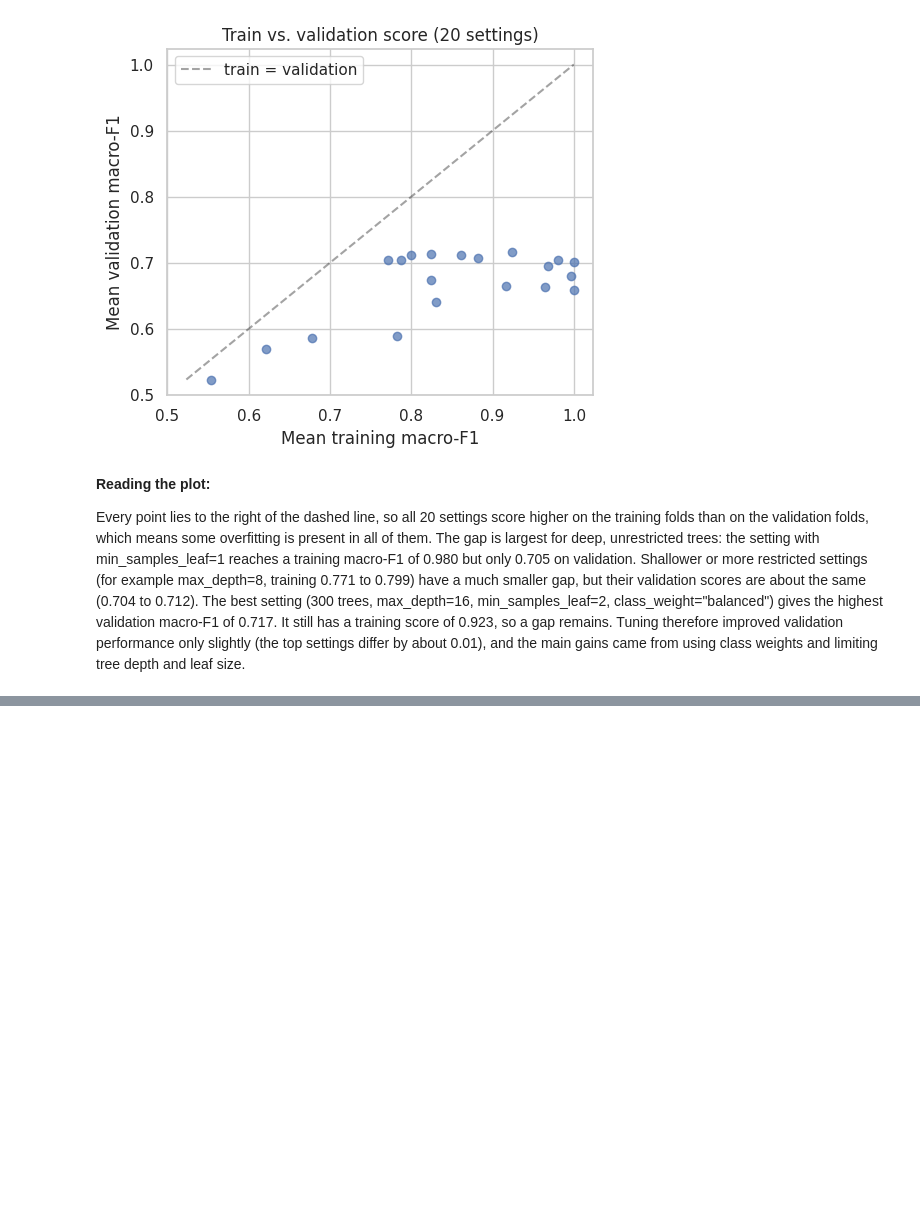
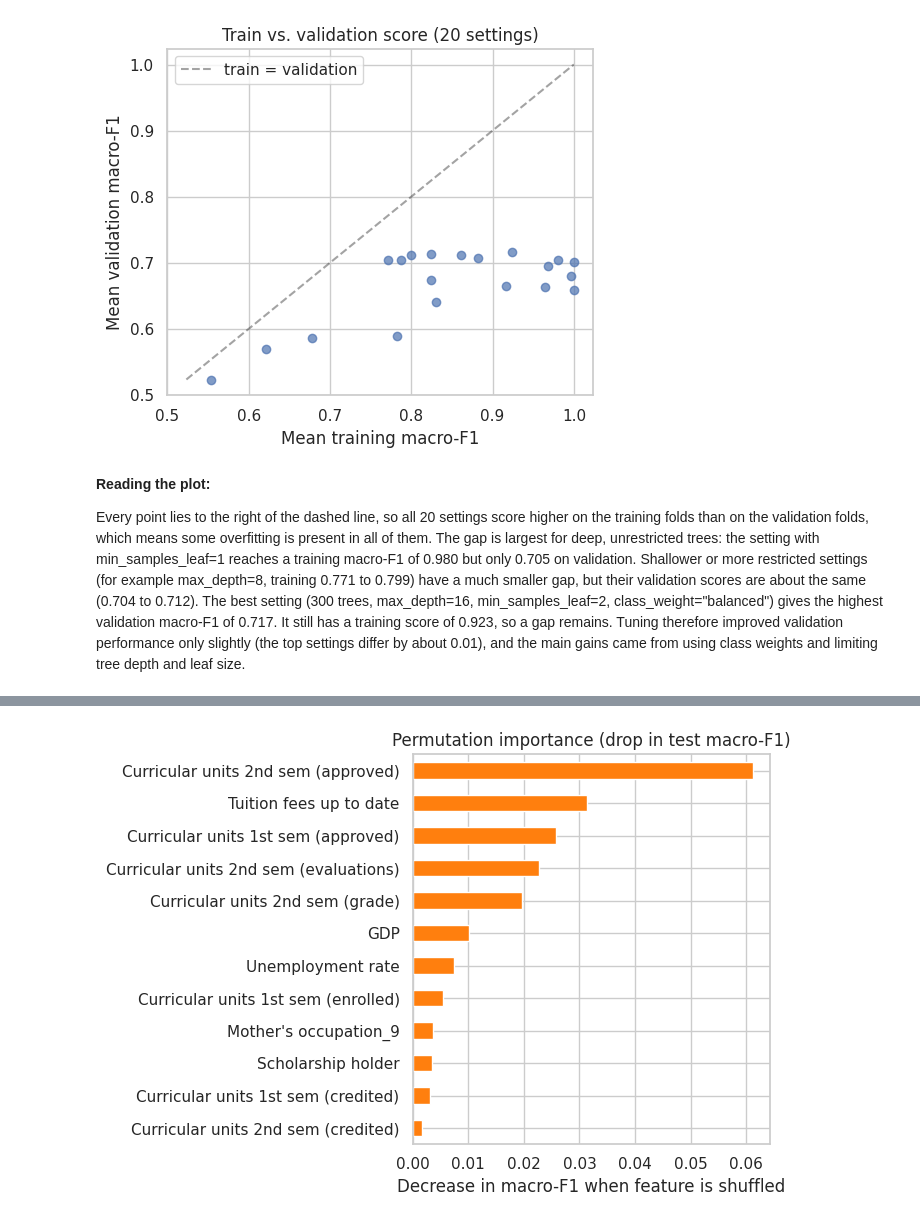
Before and after one commit to LoshithaAI/ML-Assignment, a Jupyter notebook: notebooks/random_forest.ipynb, the cells around one changed output, grey strips where cells are left out. Cells and saved outputs as stored; diff of their text form; code cells hidden in the pictures; blank space fills up the shorter version.

```diff
--- a/notebooks/random_forest.ipynb
+++ b/notebooks/random_forest.ipynb
@@ -394,0 +520,26 @@ Every point lies to the right of the dashed line, so all 20 settings score highe
+# %%
+# (b) Permutation importance on the TEST set (more reliable): how much does macro-F1 drop when one feature's values are shuffled?
+top_feats = list(imp.head(25).index)
+perm_model = RandomForestClassifier(**{**search.best_params_, "random_state": RANDOM_STATE, "n_jobs": -1})
+perm_model.fit(X_train, y_train)
+base_score = f1_score(y_test, perm_model.predict(X_test), average="macro")
+
+rng = np.random.RandomState(RANDOM_STATE)
+drops = {}
+for f in top_feats:
+    scores = []
+    for _ in range(3):
+        Xp = X_test.copy()
+        Xp[f] = rng.permutation(Xp[f].values)
+        scores.append(f1_score(y_test, perm_model.predict(Xp), average="macro"))
+    drops[f] = base_score - np.mean(scores)
+
+perm = pd.Series(drops).sort_values(ascending=False)
+plt.figure(figsize=(7, 5))
+perm.head(12).sort_values().plot(kind="barh", color="tab:orange")
+plt.title("Permutation importance (drop in test macro-F1)")
+plt.xlabel("Decrease in macro-F1 when feature is shuffled")
+plt.tight_layout()
+plt.show()
+# %% [output]
+[figure, added]
```
Also changed, not shown: parts of 11 cells of this notebook.
